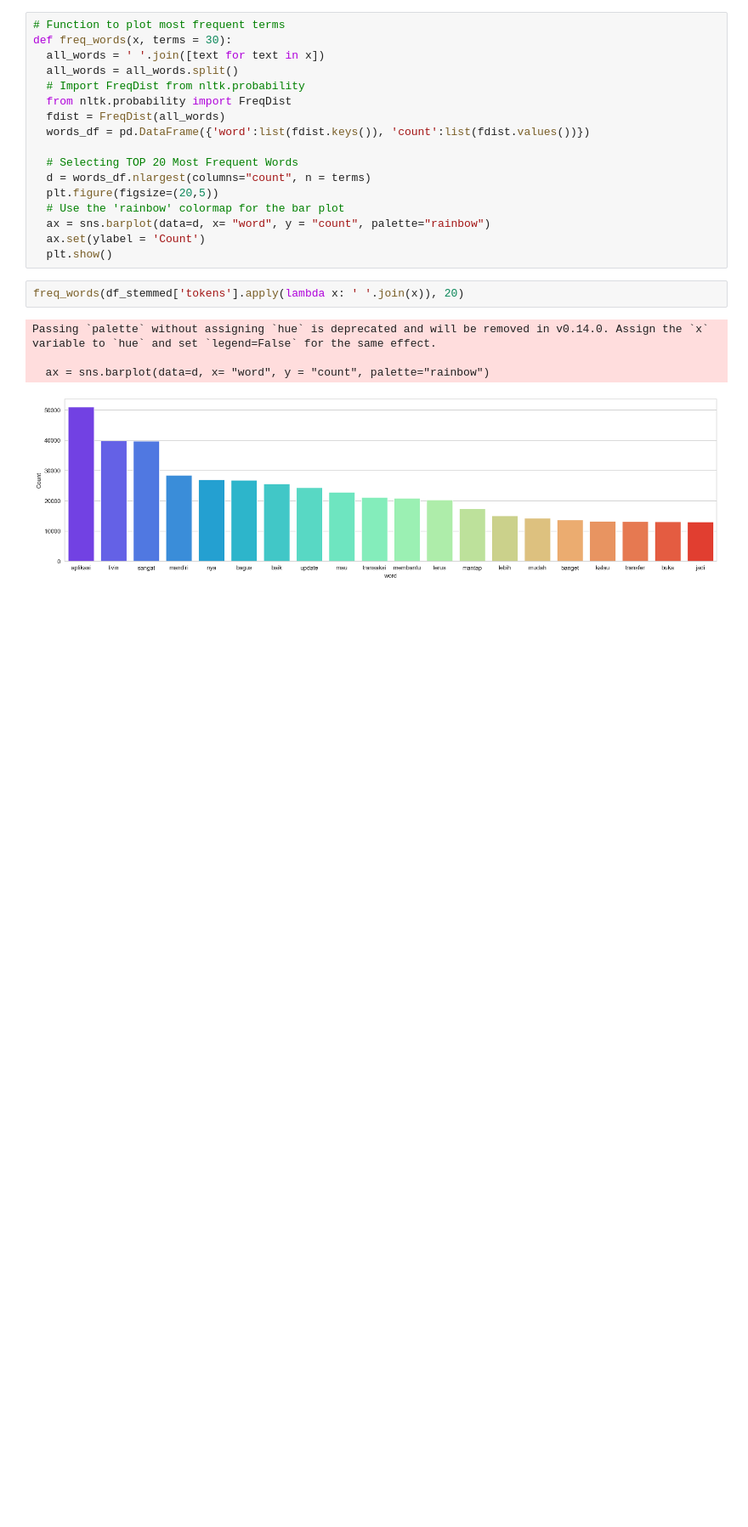
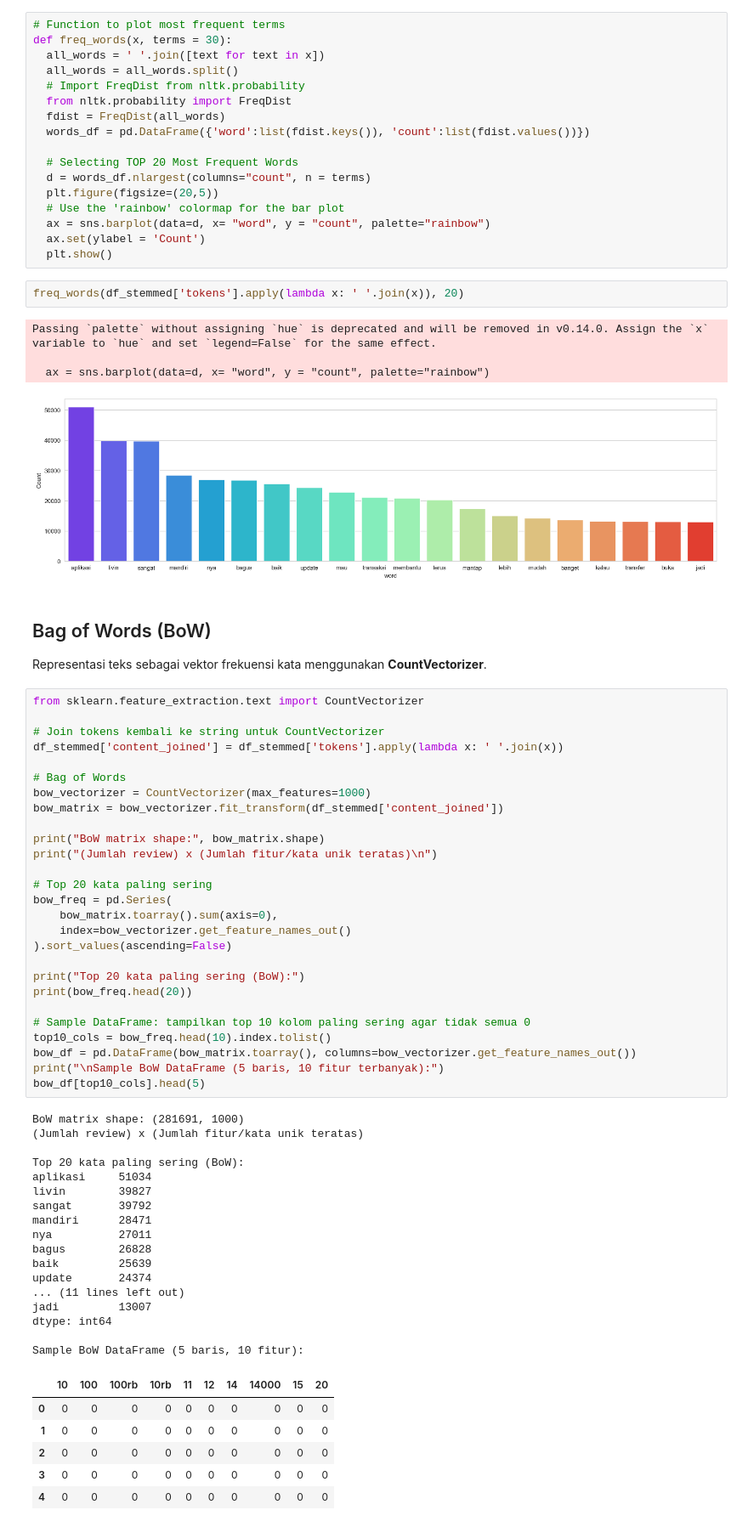
Before and after one commit to Danielbarz/pba-task-1a-individual, a Jupyter notebook: week-1/Tugas_1_A_Individu_Livin'ByMandiri_Apps_Review.ipynb, the cells around one changed output. Shown at 85% size. Cells and saved outputs as stored; diff of their text form; blank space fills up the shorter version.

```diff
--- a/week-1/Tugas_1_A_Individu_Livin'ByMandiri_Apps_Review.ipynb
+++ b/week-1/Tugas_1_A_Individu_Livin'ByMandiri_Apps_Review.ipynb
@@ -747,3 +775,58 @@ Passing `palette` without assigning `hue` is deprecated and will be removed in v
 
   ax = sns.barplot(data=d, x= "word", y = "count", palette="rainbow")
 [figure]
+# %% [markdown]
+## Bag of Words (BoW)
+
+Representasi teks sebagai vektor frekuensi kata menggunakan **CountVectorizer**.
+# %%
+from sklearn.feature_extraction.text import CountVectorizer
+
+# Join tokens kembali ke string untuk CountVectorizer
+df_stemmed['content_joined'] = df_stemmed['tokens'].apply(lambda x: ' '.join(x))
+
+# Bag of Words
+bow_vectorizer = CountVectorizer(max_features=1000)
+bow_matrix = bow_vectorizer.fit_transform(df_stemmed['content_joined'])
+
+print("BoW matrix shape:", bow_matrix.shape)
+print("(Jumlah review) x (Jumlah fitur/kata unik teratas)\n")
+
+# Top 20 kata paling sering
+bow_freq = pd.Series(
+    bow_matrix.toarray().sum(axis=0),
+    index=bow_vectorizer.get_feature_names_out()
+).sort_values(ascending=False)
+
+print("Top 20 kata paling sering (BoW):")
+print(bow_freq.head(20))
+
+# Sample DataFrame: tampilkan top 10 kolom paling sering agar tidak semua 0
+top10_cols = bow_freq.head(10).index.tolist()
+bow_df = pd.DataFrame(bow_matrix.toarray(), columns=bow_vectorizer.get_feature_names_out())
+print("\nSample BoW DataFrame (5 baris, 10 fitur terbanyak):")
+bow_df[top10_cols].head(5)
+# %% [output]
+BoW matrix shape: (281691, 1000)
+(Jumlah review) x (Jumlah fitur/kata unik teratas)
+
+Top 20 kata paling sering (BoW):
+aplikasi     51034
+livin        39827
+sangat       39792
+mandiri      28471
+nya          27011
+bagus        26828
+baik         25639
+update       24374
+... (11 lines left out)
+jadi         13007
+dtype: int64
+
+Sample BoW DataFrame (5 baris, 10 fitur):
+|  | 10 | 100 | 100rb | 10rb | 11 | 12 | 14 | 14000 | 15 | 20 |
+| 0 | 0 | 0 | 0 | 0 | 0 | 0 | 0 | 0 | 0 | 0 |
+| 1 | 0 | 0 | 0 | 0 | 0 | 0 | 0 | 0 | 0 | 0 |
+| 2 | 0 | 0 | 0 | 0 | 0 | 0 | 0 | 0 | 0 | 0 |
+| 3 | 0 | 0 | 0 | 0 | 0 | 0 | 0 | 0 | 0 | 0 |
+| 4 | 0 | 0 | 0 | 0 | 0 | 0 | 0 | 0 | 0 | 0 |
```
Also changed, not shown: parts of 8 cells of this notebook, 1 other file.
